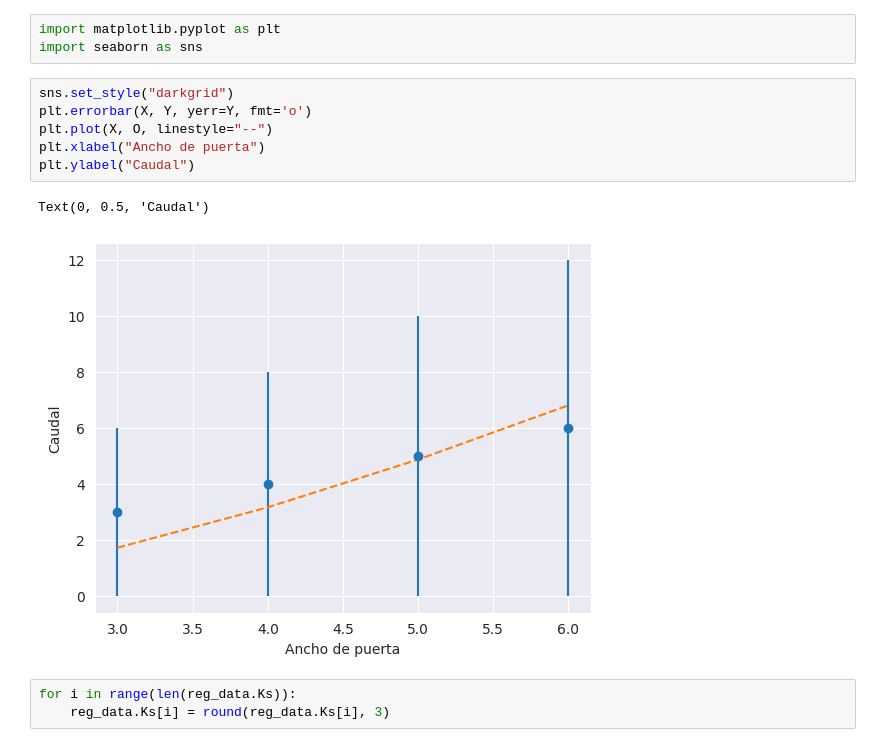
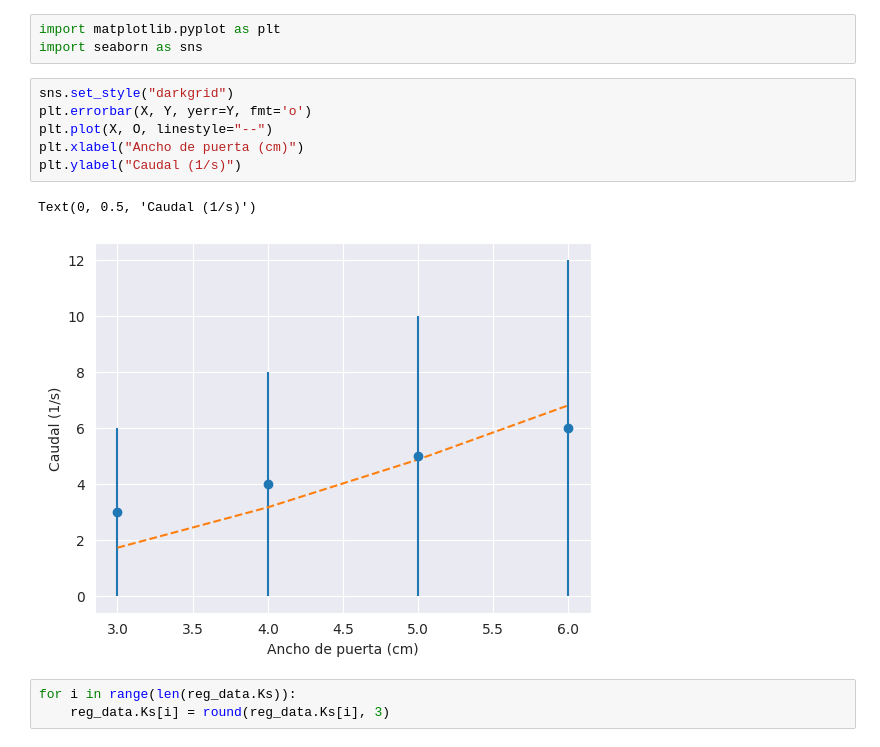
Before and after one commit to mricarte-i/2023Q2G01, a Jupyter notebook: TP5/plotters/beverloo.ipynb, the cells around one changed output. Saved outputs shown, nothing was run; the diff lists cells and outputs as text.

```diff
--- a/TP5/plotters/beverloo.ipynb
+++ b/TP5/plotters/beverloo.ipynb
@@ -80,12 +80,12 @@ import seaborn as sns
 # %%
 sns.set_style("darkgrid")
 plt.errorbar(X, Y, yerr=Y, fmt='o')
 plt.plot(X, O, linestyle="--")
-plt.xlabel("Ancho de puerta")
-plt.ylabel("Caudal")
+plt.xlabel("Ancho de puerta (cm)")
+plt.ylabel("Caudal (1/s)")
 # %% [output]
-Text(0, 0.5, 'Caudal')
+Text(0, 0.5, 'Caudal (1/s)')
-[figure, old version]
+[figure, new version]
 # %%
 for i in range(len(reg_data.Ks)):
     reg_data.Ks[i] = round(reg_data.Ks[i], 3)
```
Also changed, not shown: 2 other files.
